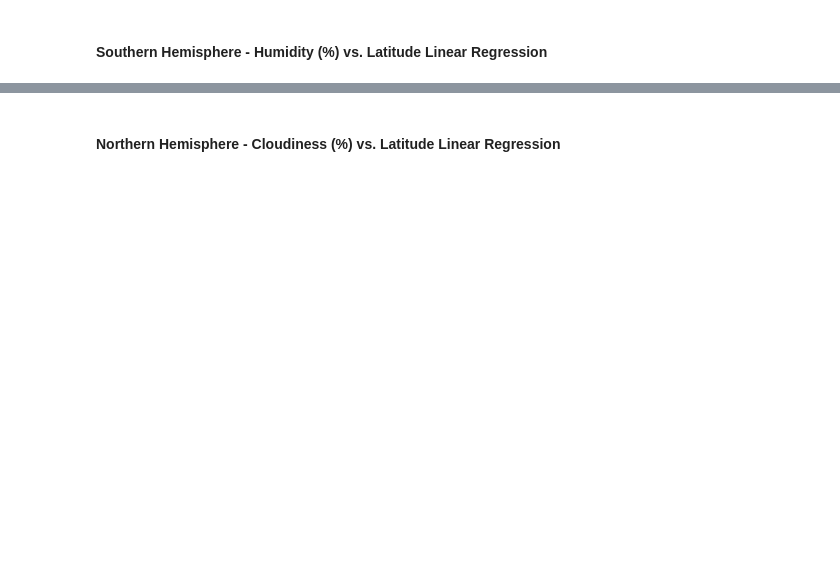
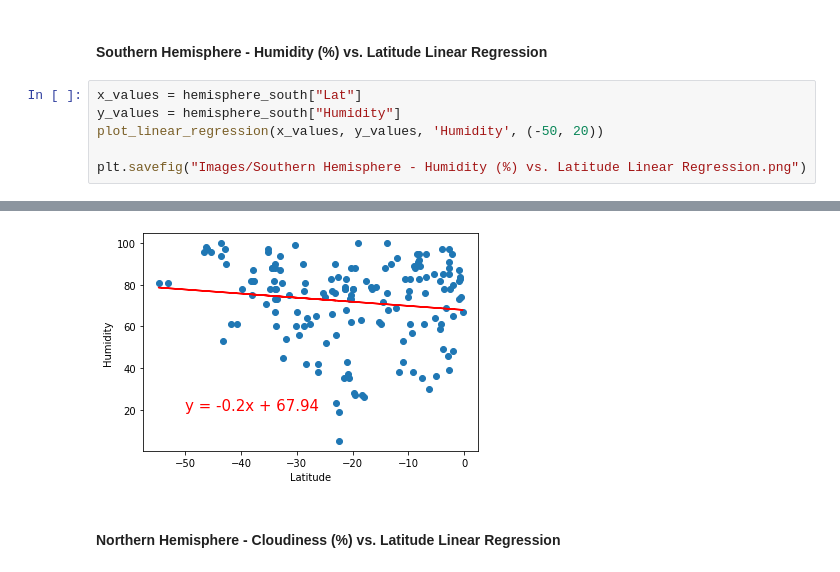
Before and after one commit to emansuetti/Python_API_Challenge, a Jupyter notebook: WeatherPy.ipynb, the cells around one changed output, grey strips where cells are left out. Cells and saved outputs as stored; diff of their text form; blank space fills up the shorter version.

```diff
--- a/WeatherPy.ipynb
+++ b/WeatherPy.ipynb
@@ -287,2 +338,9 @@ plt.savefig("Images/City Latitude vs Wind Speed (mph).png")
 # %% [markdown]
 ####  Southern Hemisphere - Humidity (%) vs. Latitude Linear Regression
+# %%
+x_values = hemisphere_south["Lat"]
+y_values = hemisphere_south["Humidity"]
+plot_linear_regression(x_values, y_values, 'Humidity', (-50, 20))
+
+plt.savefig("Images/Southern Hemisphere - Humidity (%) vs. Latitude Linear Regression.png")
+# %% [output]
@@ -289,2 +349,3 @@ plt.savefig("Images/City Latitude vs Wind Speed (mph).png")
+[figure, added]
 # %% [markdown]
 ####  Northern Hemisphere - Cloudiness (%) vs. Latitude Linear Regression
```
Also changed, not shown: parts of 9 cells of this notebook, 8 other files.
